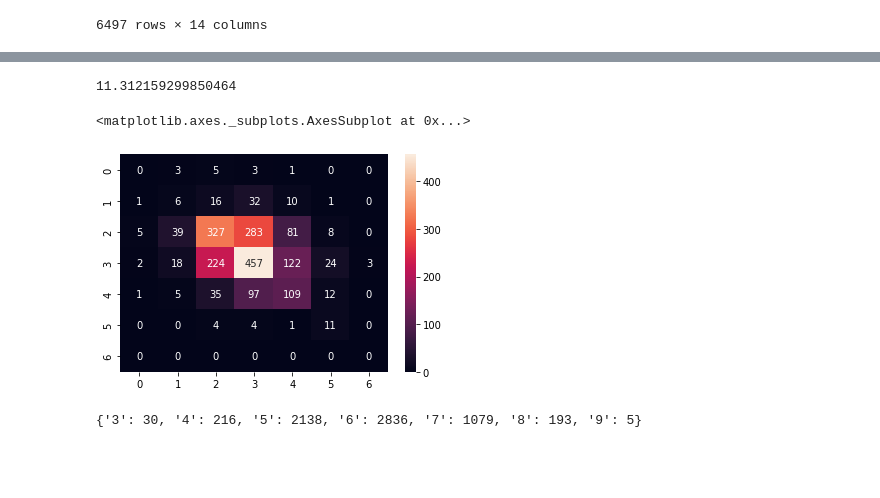
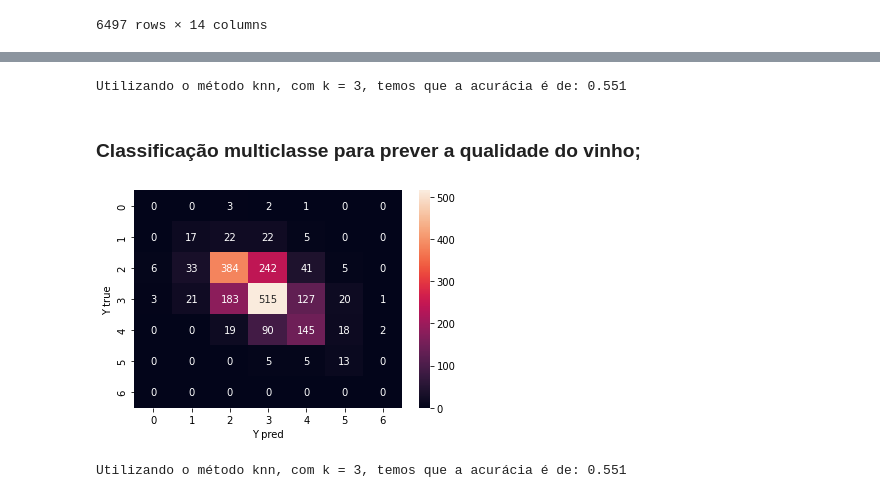
Before and after one commit to davialvesguerra/trainee-iee, a Jupyter notebook: 3º_Período.ipynb, the cells around one changed output, grey strips where cells are left out. Cells and saved outputs as stored; diff of their text form; code cells hidden in the pictures; blank space fills up the shorter version.

```diff
--- a/3º_Período.ipynb
+++ b/3º_Período.ipynb
@@ -65,6 +31,0 @@ NameError: ignored
-# %%
-start = time.time()
-for i in range(0,1800):
-  np.subtract(X_train.to_numpy(), X_test[i,:])
-end = time.time()
-print(end - start)
@@ -73,25 +32,36 @@ print(end - start)
 # %%
-def knn(X_test, X_train, y_train, k):
+def knn(X_test: "np.array", X_train, y_train, k):
 
+  #número de linhas que a matriz de valores explicativos possa ter
   nrow = X_test.shape[0]
+  #reservando um vetor de tamanho nrow para os valores da variável resposta
   y_pred = np.empty(nrow)
 
   for i in range(nrow):
 
+    #capturando a i-ésima linha das variáveis explicativas
     x_test = X_test[i,:]
 
+    #índice dos X treino
     ind = X_train.index
+    #diferença do Xi para cada linha do X_treino
     X_process = X_train - x_test
+    #elevando os valores ao quadrado
     X_process = X_process**2
 
+    #fazendo a soma de todos os valores de cada variável e tirando a raiz quadrada para pegar a distância euclidiana de cada observação Xi
     X_process = np.sqrt(np.sum(X_process, axis=1))
 
+    #realocando o resultado da distância com o respectivo índice das variáveis explicativas
     result = np.column_stack([ind,X_process])
 
+    #reordenando do menor para o maior
     result = result[result[:,1].argsort()]
 
+    #pegando os k primeiros resultados
     result = y_train[result[:k,0]]
 
+    #pegando a observação que mais apareceu
     y_pred[i] = np.argmax(np.bincount(result))
 
   return y_pred
@@ -105,15 +144,33 @@ from sklearn.neighbors import KNeighborsRegressor
+# %%
+from sklearn.metrics import accuracy_score
+accr = round(accuracy_score(y_test, y_pred),3)
+
+print(f'Utilizando o método knn, com k = {k}, temos que a acurácia é de: {accr}')
+# %% [output]
+Utilizando o método knn, com k = 3, temos que a acurácia é de: 0.551
+# %% [markdown]
+### Classificação multiclasse para prever a qualidade do vinho;
+# %%
+X = df.iloc[:,[1,2,3,4,5,6,7,8,9,10,11]]
+
+pca = PCA(n_components=9)
+scaler = StandardScaler()
+
+X = scaler.fit_transform(X)
+X = pca.fit_transform(X)
 # %%
-X = df.iloc[:,[1,2,3,4,5,6,7,8,9,10,11,13]]
 y = df.iloc[:,12]
+k = 3
 
+X = pd.DataFrame(X)
 X_train, X_test, y_train, y_test = train_test_split(X, y, test_size=0.3, random_state=42)
 
 X_test = X_test.to_numpy()
 
 start_time = time.time()
-y_pred = knn(X_test, X_train, y_train, k=3)
+y_pred = knn(X_test, X_train, y_train, k=k)
 end_time = time.time()
 
 end_time - start_time
+
+conf_matrix = confusion_matrix(y_pred, y_test)
-# %% [output]
-11.312159299850464
@@ -122,5 +177,6 @@ conf_matrix = confusion_matrix( y_pred, y_test)
 # %%
-sns.heatmap(conf_matrix, annot=True,  fmt='g')
+ax = sns.heatmap(conf_matrix, annot=True,  fmt='g')
+ax.set(xlabel='Y pred', ylabel='Y true')
+plt.show()
 # %% [output]
-<matplotlib.axes._subplots.AxesSubplot at 0x...>
-[figure, old version]
+[figure, new version]
@@ -140,4 +182,0 @@ def cont_unique(vetor):
-# %%
-cont_unique(df['quality'])
-# %% [output]
-{'3': 30, '4': 216, '5': 2138, '6': 2836, '7': 1079, '8': 193, '9': 5}
@@ -168,0 +183,6 @@ def knn(x_test, X_train, y_train, k):
+# %%
+accr = round(accuracy_score(y_test, y_pred),3)
+
+print(f'Utilizando o método knn, com k = {k}, temos que a acurácia é de: {accr}')
+# %% [output]
+Utilizando o método knn, com k = 3, temos que a acurácia é de: 0.551
```
Also changed, not shown: parts of 20 cells of this notebook.
